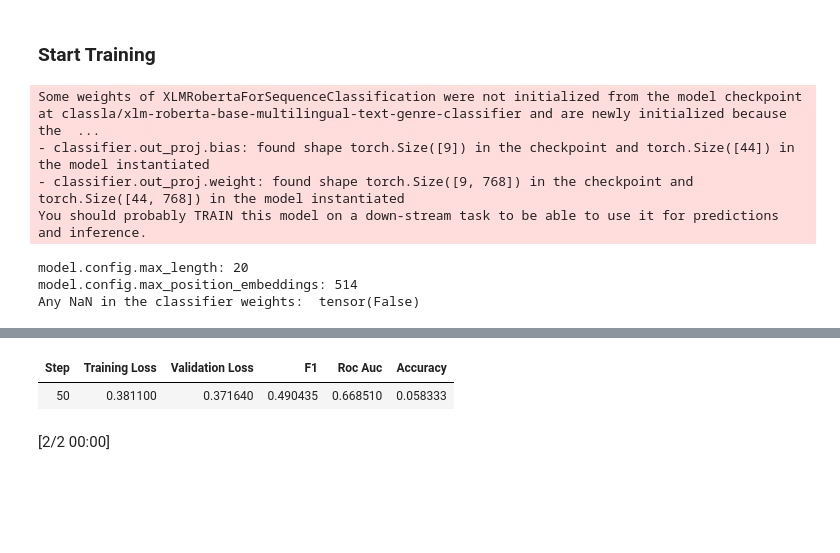
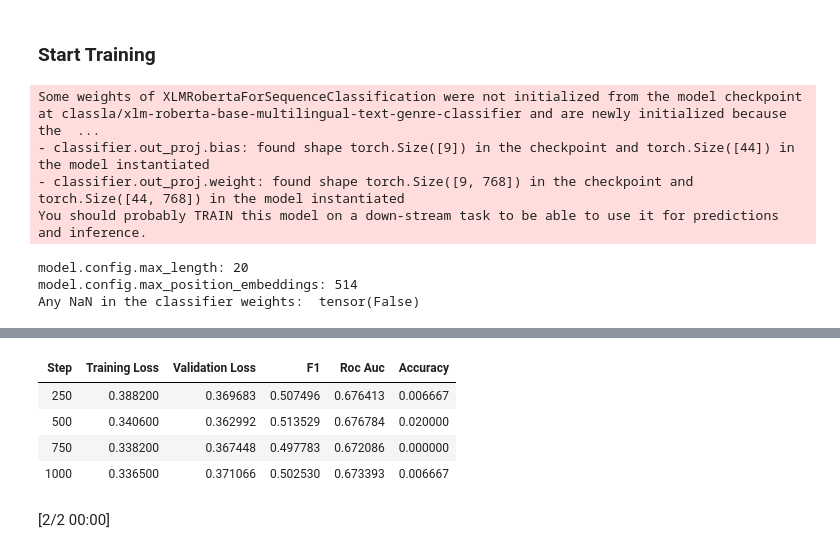
Before and after one commit to ribesstefano/ml4justice-feature-predictor, a Jupyter notebook: notebooks/ml4justice_training.ipynb, the cells around one changed output, grey strips where cells are left out. Saved outputs shown, nothing was run; the diff lists cells and outputs as text; code cells hidden in the pictures; blank space fills up the shorter version.

```diff
--- a/notebooks/ml4justice_training.ipynb
+++ b/notebooks/ml4justice_training.ipynb
@@ -609,41 +768,49 @@ from google.colab import userdata
 HF_TOKEN = userdata.get('HF_TOKEN')
 # %%
 from transformers import TrainingArguments, Trainer
+from datasets import load_from_disk
 
 metric_name = "f1"
+version = "v0.2"
 test_scores_table = []
 
-for k, tokenized_dataset in enumerate(k_fold_tokenized_datasets(n_splits=5)):
+# k_folds = k_fold_tokenized_datasets(n_splits=5, num_rand_chunks_train=64)
+# for k, tokenized_dataset in enumerate(k_folds):
+
+base_dir = "/content/drive/MyDrive/Colab Notebooks/ml_for_justice/data/datasets/"
+for k in range(5):
+    ds_name = f"{base_dir}/dataset-omicidio-stradale-fold-{k}"
+    tokenized_dataset = load_from_disk(ds_name)
     # Get model
     model = get_model(model_name)
     # Setup trainer
-    model_id = f"RuleBert-v0.0-k{k}"
-    base_dir = "" # "/content/drive/MyDrive/Colab Notebooks/ml_for_justice/models/"
-    output_dir = f"{base_dir}/{model_id}"
+    model_id = f"RuleBert-{version}-k{k}"
+    output_dir = f"{model_id}"
     hub_model_id = f"ribesstefano/{model_id}"
     training_args = TrainingArguments(
         output_dir=output_dir,
         # Optimizer settings
-        learning_rate=5e-5,
+        learning_rate=2e-5,
         optim="adamw_torch",
-        lr_scheduler_type="cosine", # Default: "linear"
-        weight_decay=0.01,
+        lr_scheduler_type="linear", # "cosine", # Default: "linear"
+        weight_decay=0.015,
         # Batching and device-related settings
-        per_device_train_batch_size=32,
-        per_device_eval_batch_size=32,
-        gradient_accumulation_steps=4,
+        per_device_train_batch_size=4,
+        per_device_eval_batch_size=64,
+        gradient_accumulation_steps=1,
         eval_accumulation_steps=4,
         fp16=True if torch.cuda.is_available() else False,
         # num_train_epochs=1,
         # save_strategy="epoch",
         # evaluation_strategy="epoch",
+        save_total_limit=1,
         data_seed=42,
         evaluation_strategy="steps",
         save_strategy="steps",
-        max_steps=500,
-        eval_steps=50,
-        save_steps=100,
-        logging_steps=25,
+        max_steps=500 * 16,
+        eval_steps=250,
+        save_steps=500,
+        logging_steps=50,
         load_best_model_at_end=True,
         metric_for_best_model=metric_name,
         # Hub information configs
@@ -675,39 +842,33 @@ for k, tokenized_dataset in enumerate(k_fold_tokenized_datasets(n_splits=5)):
         # dataset=ds_name,
         # dataset_args=ds_config,
     )
+    tmp = []
     # Predict on test dataset
     test_scores = trainer.predict(tokenized_dataset["test"]).metrics
+    test_scores['k'] = k
     test_scores['dataset'] = 'test'
     test_scores_table.append(test_scores)
-    print('-' * 80)
-    print('Test scores')
+    tmp.append(test_scores)
+    # Predict on val dataset
+    test_scores = trainer.predict(tokenized_dataset["val"]).metrics
+    test_scores['k'] = k
+    test_scores['dataset'] = 'val'
+    test_scores_table.append(test_scores)
+    tmp.append(test_scores)
+    # Predict on train dataset
+    test_scores = trainer.predict(tokenized_dataset["train"]).metrics
+    test_scores['k'] = k
+    test_scores['dataset'] = 'train'
+    test_scores_table.append(test_scores)
+    tmp.append(test_scores)
+
     print('-' * 80)
     print(f"K = {k}")
-    for m, v in test_scores.items():
-        print(f"\t* {m}: {v:.4f}")
-    # Predict on val dataset
-    test_scores = trainer.predict(tokenized_dataset["val"]).metrics
-    test_scores['dataset'] = 'val'
-    test_scores_table.append(test_scores)
-    print('-' * 80)
-    print('Validation scores')
-    print('-' * 80)
-    print(f"K = {k}")
-    for m, v in test_scores.items():
-        print(f"\t* {m}: {v:.4f}")
-    # Predict on train dataset
-    test_scores = trainer.predict(tokenized_dataset["train"]).metrics
-    test_scores['dataset'] = 'train'
-    test_scores_table.append(test_scores)
-    print('-' * 80)
-    print('Train scores')
-    print('-' * 80)
-    print(f"K = {k}")
-    for m, v in test_scores.items():
-        print(f"\t* {m}: {v:.4f}")
+    display(pd.DataFrame(tmp).round(4))
     print('-' * 80)
     # Delete model and continue with the next fold in CV
     del model
+pd.DataFrame([s for s in test_scores_table]).to_csv(f"/content/drive/MyDrive/Colab Notebooks/ml_for_justice/scores-{version}.csv", index=False)
 # %% [output]
 Some weights of XLMRobertaForSequenceClassification were not initialized from the model checkpoint at classla/xlm-roberta-base-multilingual-text-genre-classifier and are newly initialized because the  ...
 - classifier.out_proj.bias: found shape torch.Size([9]) in the checkpoint and torch.Size([44]) in the model instantiated
@@ -721,5 +881,8 @@ You're using a XLMRobertaTokenizerFast tokenizer. Please note that with a fast t
 | Step | Training Loss | Validation Loss | F1 | Roc Auc | Accuracy |
-| 50 | 0.381100 | 0.371640 | 0.490435 | 0.668510 | 0.058333 |
+| 250 | 0.388200 | 0.369683 | 0.507496 | 0.676413 | 0.006667 |
+| 500 | 0.340600 | 0.362992 | 0.513529 | 0.676784 | 0.020000 |
+| 750 | 0.338200 | 0.367448 | 0.497783 | 0.672086 | 0.000000 |
+| 1000 | 0.336500 | 0.371066 | 0.502530 | 0.673393 | 0.006667 |
 # %%
 pd.DataFrame([s for s in test_scores_table]).to_csv("/content/drive/MyDrive/Colab Notebooks/ml_for_justice/scores.csv", index=False)
 
```
Also changed, not shown: parts of 10 cells of this notebook.
